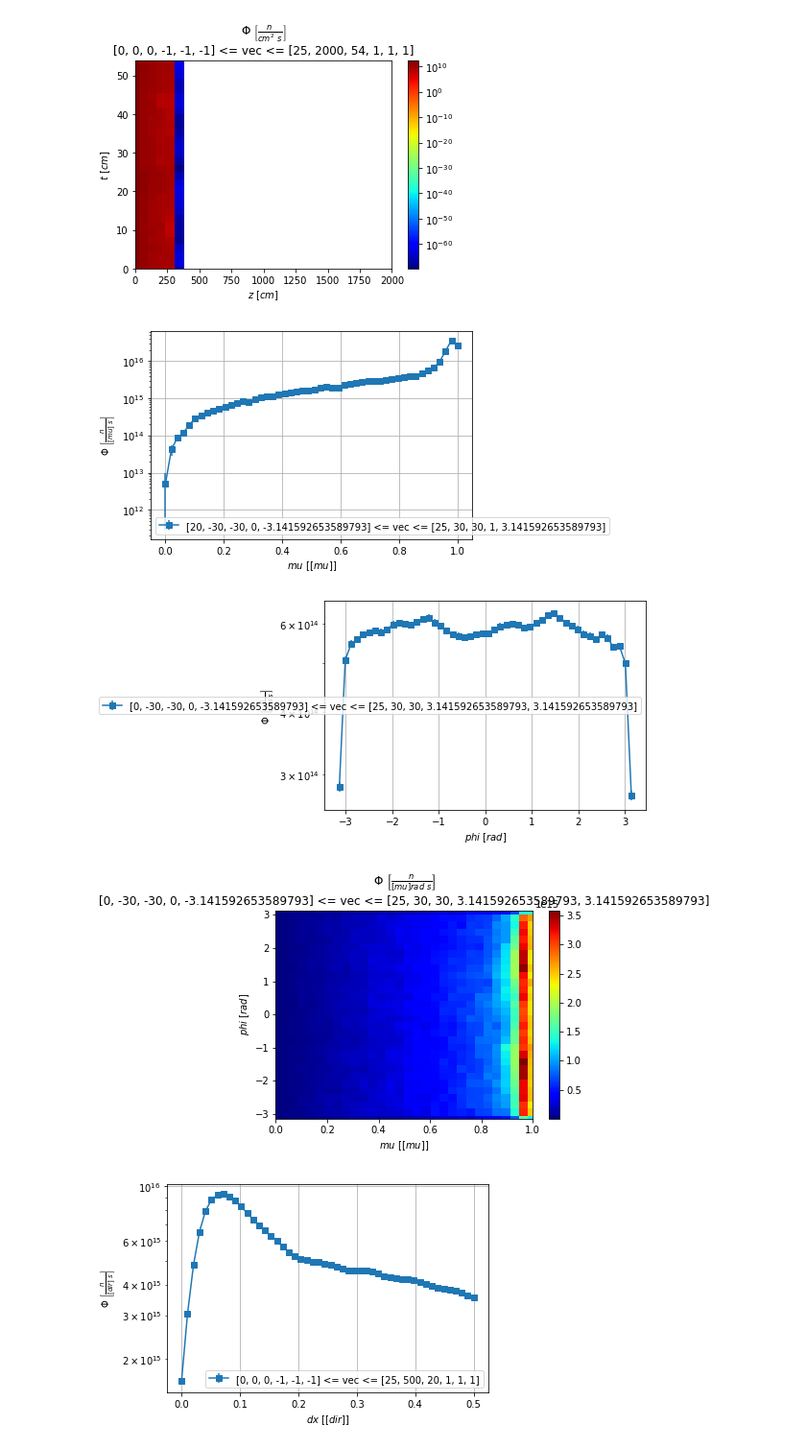
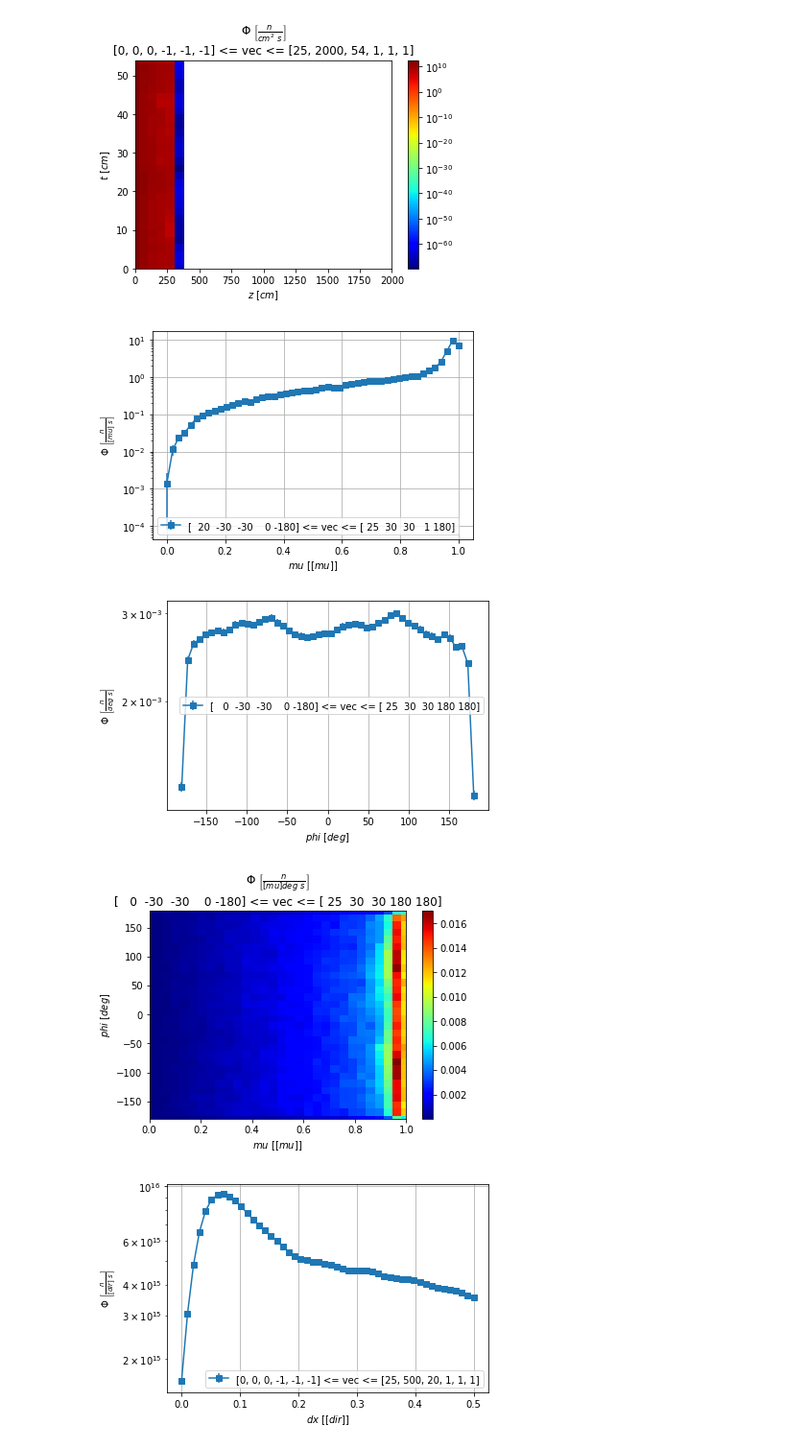
Before and after one commit to KDSource/KDSource, a Jupyter notebook: Auxiliares/plot.ipynb, the cells around one changed output. Shown: that part at 96% size. Drawn from its saved outputs; the diff is of its cells as text; code cells hidden in the pictures.

```diff
--- a/Auxiliares/plot.ipynb
+++ b/Auxiliares/plot.ipynb
@@ -23,7 +23,7 @@ plist = ks.PList(ks.PTRAC_read, tracks, trasl=trasl, rot=rot, switch_x2z=x2z, se
 # %%
 # Crear KSource
 
-J = 3.669E+15
+J = 1 # 3.669E+15
 metric = ks.SepVarMetric(ks.Lethargy(10), ks.SurfXY(0), ks.Polar())
 #metric = ks.SepVarMetric(ks.Lethargy(10), ks.Guide(7, 20), ks.Isotrop())
 s = ks.KSource(plist, metric, bw="silv", J=J)
@@ -89,28 +89,28 @@ plt.show(block=True)
 # %%
 # Graficos polares
 
-vec0 = [20, -30,-30, 0,-np.pi]
-vec1 = [25, 30,30, 1,np.pi]
+vec0 = [20, -30,-30, 0,-180]
+vec1 = [25, 30,30, 1,180]
 mm = np.linspace(0,1,50)
 fig,scores = s.plot_integr(mm, 3, vec0, vec1)
 plt.show()
 
-vec0 = [0, -30,-30, 0,-np.pi]
-vec1 = [25, 30,30, np.pi,np.pi]
-pp = np.linspace(-np.pi,np.pi,50)
+vec0 = [0, -30,-30, 0,-180]
+vec1 = [25, 30,30, 180,180]
+pp = np.linspace(-180,180,50)
 fig,scores = s.plot_integr(pp, 4, vec0, vec1)
 plt.show()
 
-vec0 = [0, -30,-30, 0,-np.pi]
-vec1 = [25, 30,30, np.pi,np.pi]
+vec0 = [0, -30,-30, 0,-180]
+vec1 = [25, 30,30, 180,180]
 mm = np.linspace(0,1,30)
-pp = np.linspace(-np.pi,np.pi,30)
+pp = np.linspace(-180,180,30)
 fig,[scores,errs] = s.plot2D_integr([mm,pp], ["mu","phi"], vec0, vec1)
 plt.show()
 # %% [output]
-[figure, old version]
+[figure, new version]
-[figure, old version]
+[figure, new version]
-[figure, old version]
+[figure, new version]
 # %%
 # Graficos isotrop
 
```
Also changed, not shown: parts of 3 cells of this notebook, 4 other files.
